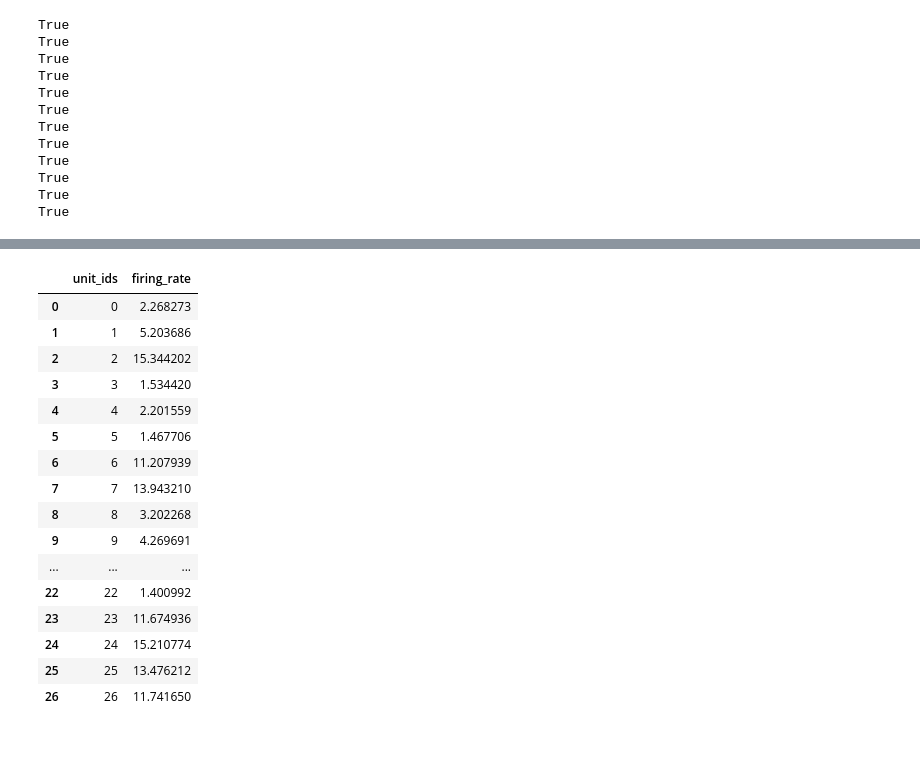
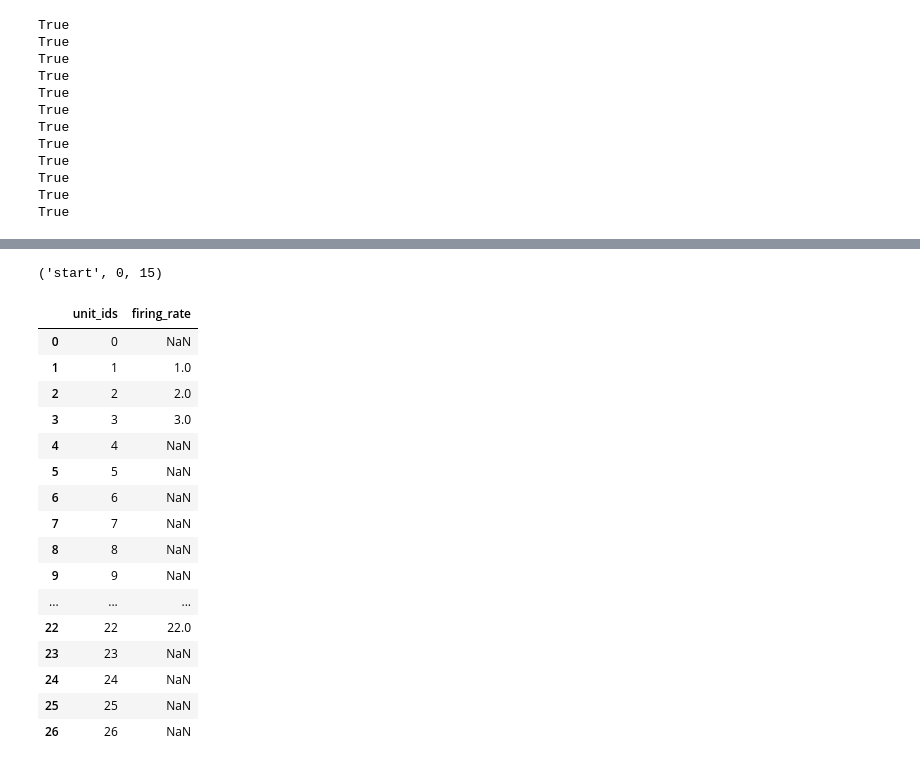
Before and after one commit to SpikeInterface/spiketoolkit, a Jupyter notebook: prep_spikeinterface_for_metrics.ipynb, the cells around one changed output, grey strips where cells are left out. Drawn from its saved outputs; the diff is of its cells as text; code cells hidden in the pictures.

```diff
--- a/prep_spikeinterface_for_metrics.ipynb
+++ b/prep_spikeinterface_for_metrics.ipynb
@@ -36,7 +36,7 @@ params = metric_calculator.get_default_params_dict()
 start_epoch = Epoch("start", 0, 15)
 end_epoch = Epoch("end", 15, 30)
 epochs = [start_epoch, end_epoch]
-unit_ids = sorting.get_unit_ids()#[1,2,3,12,22]
+unit_ids = [1,2,3,12,22]
 # %%
 metrics_pd = metrics.calculate_metrics(spike_times=spike_times, spike_clusters=spike_clusters, amplitudes=amplitudes,
                                        pc_features=pc_features, pc_feature_ind=pc_feature_ind, params=params, epochs = epochs, cluster_ids=sorting.get_unit_ids())
@@ -252,24 +244,8 @@ for metric_epoch in metrics_dict['firing_rate']:
 # %%
 from collections import OrderedDict
-# %%
-pd.DataFrame(data=OrderedDict((('unit_ids' , metrics_dict['firing_rate'][0][1]),
-                                ('firing_rate' , metrics_dict['firing_rate'][0][2]),
-                                )))
-# %% [output]
-|  | unit_ids | firing_rate |
-| 0 | 0 | 2.268273 |
-| 1 | 1 | 5.203686 |
-| 2 | 2 | 15.344202 |
-| 3 | 3 | 1.534420 |
-| 4 | 4 | 2.201559 |
-| 5 | 5 | 1.467706 |
-| 6 | 6 | 11.207939 |
-| 7 | 7 | 13.943210 |
-| 8 | 8 | 3.202268 |
-| 9 | 9 | 4.269691 |
-| ... | ... | ... |
-| 22 | 22 | 1.400992 |
-| 23 | 23 | 11.674936 |
-| 24 | 24 | 15.210774 |
-| 25 | 25 | 13.476212 |
-| 26 | 26 | 11.741650 |
+# %%
+all_unit_ids = sorting.get_unit_ids()
+# %%
+unit_ids
+# %% [output]
+('start', 0, 15)
@@ -276,3 +254,35 @@ pd.DataFrame(data=OrderedDict((('unit_ids' , metrics_dict['firing_rate'][0][1]),
+# %%
+for metric in metrics_dict['firing_rate'][:-1]:
+    unit_ids = metric[1]
+    all_metrics = np.zeros(len(all_unit_ids))
+    for unit_id in all_unit_ids:
+        if unit_id in unit_ids:
+            all_metrics[unit_id] = metric[1][unit_ids.index(unit_id)]
+        else:
+            all_metrics[unit_id] = np.nan
+
+
+    pd.DataFrame(data=OrderedDict((('unit_ids' , all_unit_ids),
+                                    ('firing_rate' , all_metrics),
+                                    )))
+# %% [output]
+|  | unit_ids | firing_rate |
+| 0 | 0 | NaN |
+| 1 | 1 | 1.0 |
+| 2 | 2 | 2.0 |
+| 3 | 3 | 3.0 |
+| 4 | 4 | NaN |
+| 5 | 5 | NaN |
+| 6 | 6 | NaN |
+| 7 | 7 | NaN |
+| 8 | 8 | NaN |
+| 9 | 9 | NaN |
+| ... | ... | ... |
+| 22 | 22 | 22.0 |
+| 23 | 23 | NaN |
+| 24 | 24 | NaN |
+| 25 | 25 | NaN |
+| 26 | 26 | NaN |
 # %%
 metrics_dict['firing_rate'][1]
 # %% [output]
```
Also changed, not shown: parts of 7 cells of this notebook.
